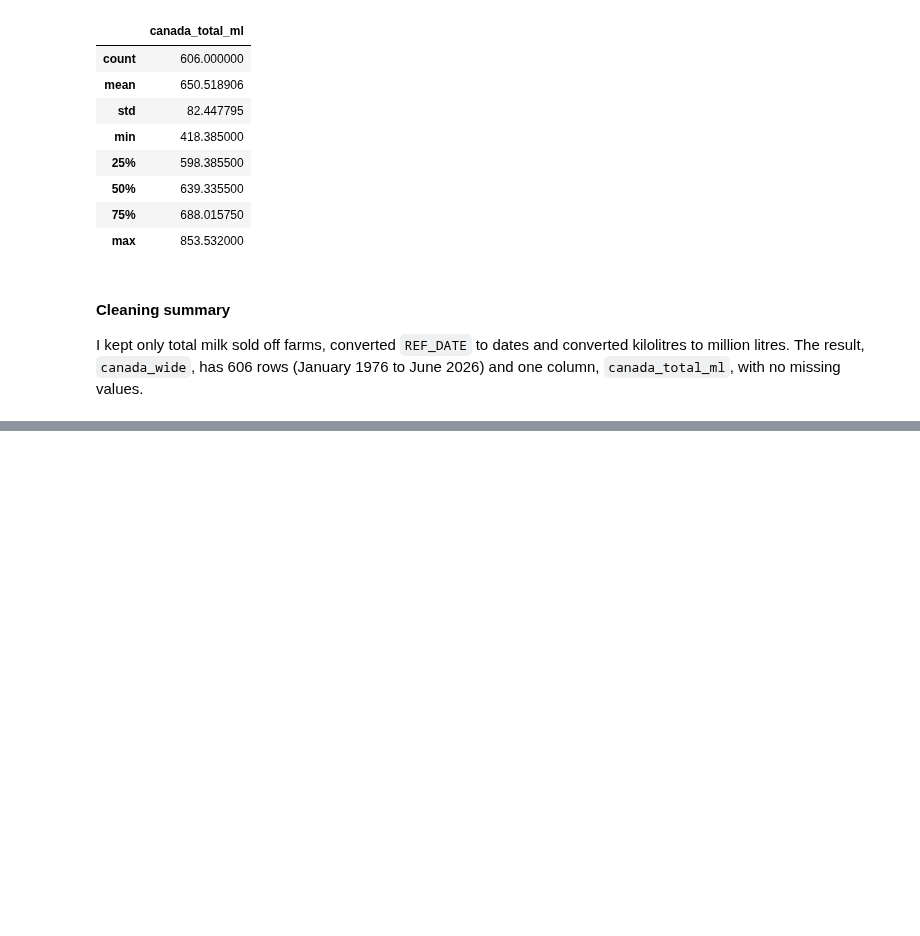
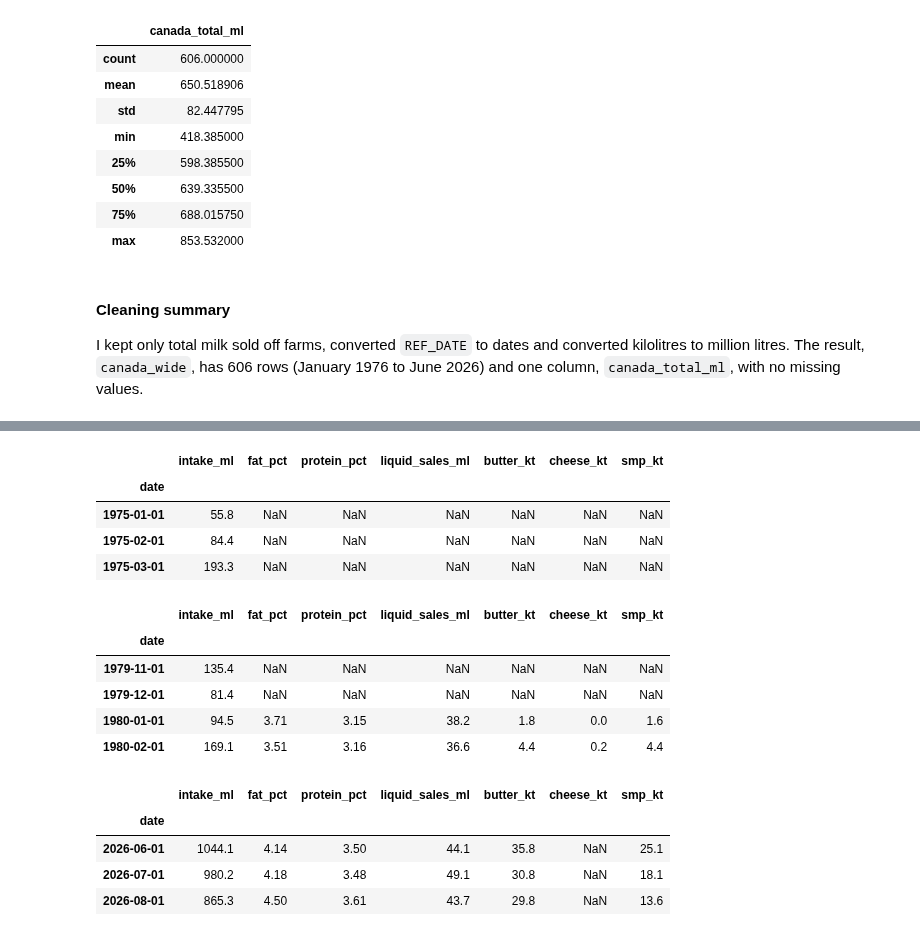
Before and after one commit to temulenbd/irish-dairy-analysis, a Jupyter notebook: notebooks/1_data_preparation.ipynb, the cells around one changed output, grey strips where cells are left out. Saved outputs shown, nothing was run; the diff lists cells and outputs as text; code cells hidden in the pictures; blank space fills up the shorter version.

Commit message:
Combine Irish tables and save clean data

```diff
--- a/notebooks/1_data_preparation.ipynb
+++ b/notebooks/1_data_preparation.ipynb
@@ -1088,0 +1093,6 @@ I kept only total milk sold off farms, converted `REF_DATE` to dates and convert
+# %%
+# Join the three Irish tables by date
+ireland = akm01_wide.join([akm02_wide, akm03_wide], how="left")
+
+print(ireland.shape)
+print(ireland.index.min(), "to", ireland.index.max())
@@ -1088,0 +1114,22 @@ I kept only total milk sold off farms, converted `REF_DATE` to dates and convert
+# %%
+# First rows, the switch to 1980 when the other tables start, and the last rows
+display(ireland.head(3))
+display(ireland.loc["1979-11-01":"1980-02-01"])
+display(ireland.tail(3))
+# %% [output]
+|  | intake_ml | fat_pct | protein_pct | liquid_sales_ml | butter_kt | cheese_kt | smp_kt |
+| date |  |  |  |  |  |  |  |
+| 1975-01-01 | 55.8 | NaN | NaN | NaN | NaN | NaN | NaN |
+| 1975-02-01 | 84.4 | NaN | NaN | NaN | NaN | NaN | NaN |
+| 1975-03-01 | 193.3 | NaN | NaN | NaN | NaN | NaN | NaN |
+|  | intake_ml | fat_pct | protein_pct | liquid_sales_ml | butter_kt | cheese_kt | smp_kt |
+| date |  |  |  |  |  |  |  |
+| 1979-11-01 | 135.4 | NaN | NaN | NaN | NaN | NaN | NaN |
+| 1979-12-01 | 81.4 | NaN | NaN | NaN | NaN | NaN | NaN |
+| 1980-01-01 | 94.5 | 3.71 | 3.15 | 38.2 | 1.8 | 0.0 | 1.6 |
+| 1980-02-01 | 169.1 | 3.51 | 3.16 | 36.6 | 4.4 | 0.2 | 4.4 |
+|  | intake_ml | fat_pct | protein_pct | liquid_sales_ml | butter_kt | cheese_kt | smp_kt |
+| date |  |  |  |  |  |  |  |
+| 2026-06-01 | 1044.1 | 4.14 | 3.50 | 44.1 | 35.8 | NaN | 25.1 |
+| 2026-07-01 | 980.2 | 4.18 | 3.48 | 49.1 | 30.8 | NaN | 18.1 |
+| 2026-08-01 | 865.3 | 4.50 | 3.61 | 43.7 | 29.8 | NaN | 13.6 |
```
Also changed, not shown: parts of 9 cells of this notebook, 2 other files.
